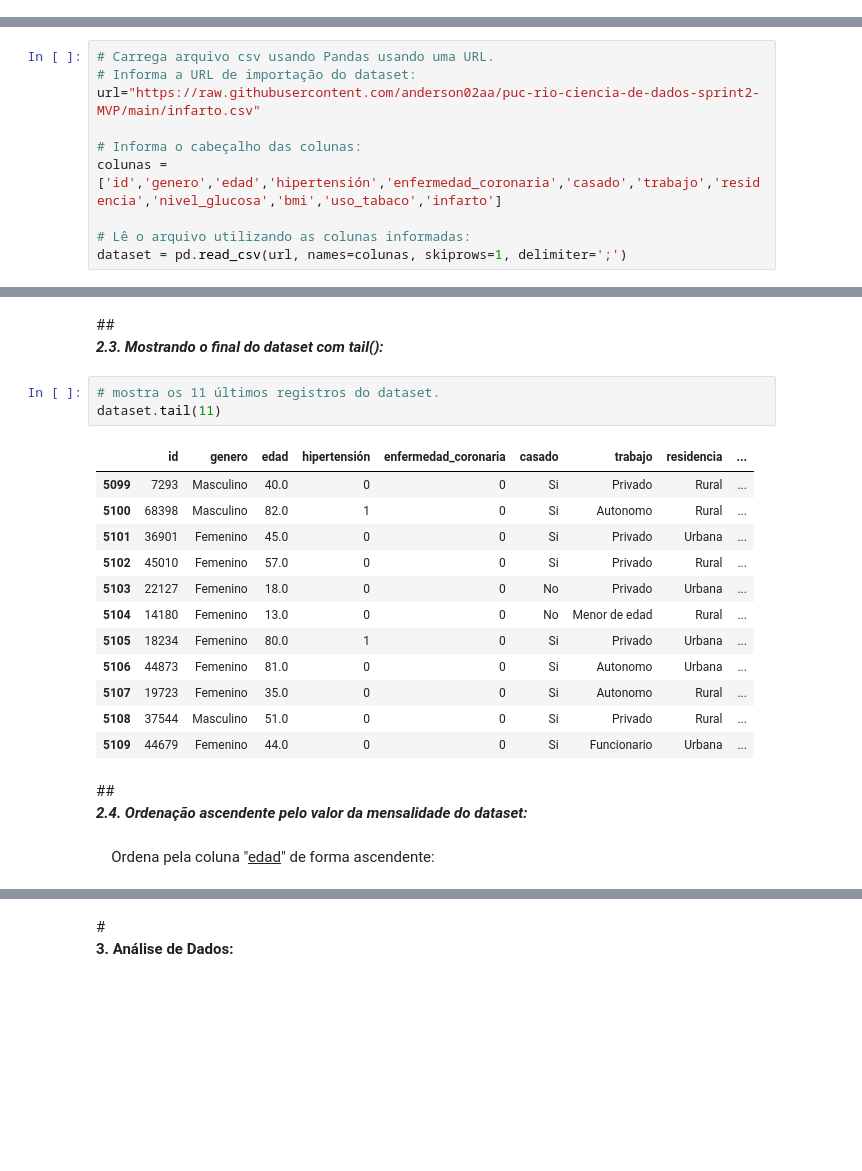
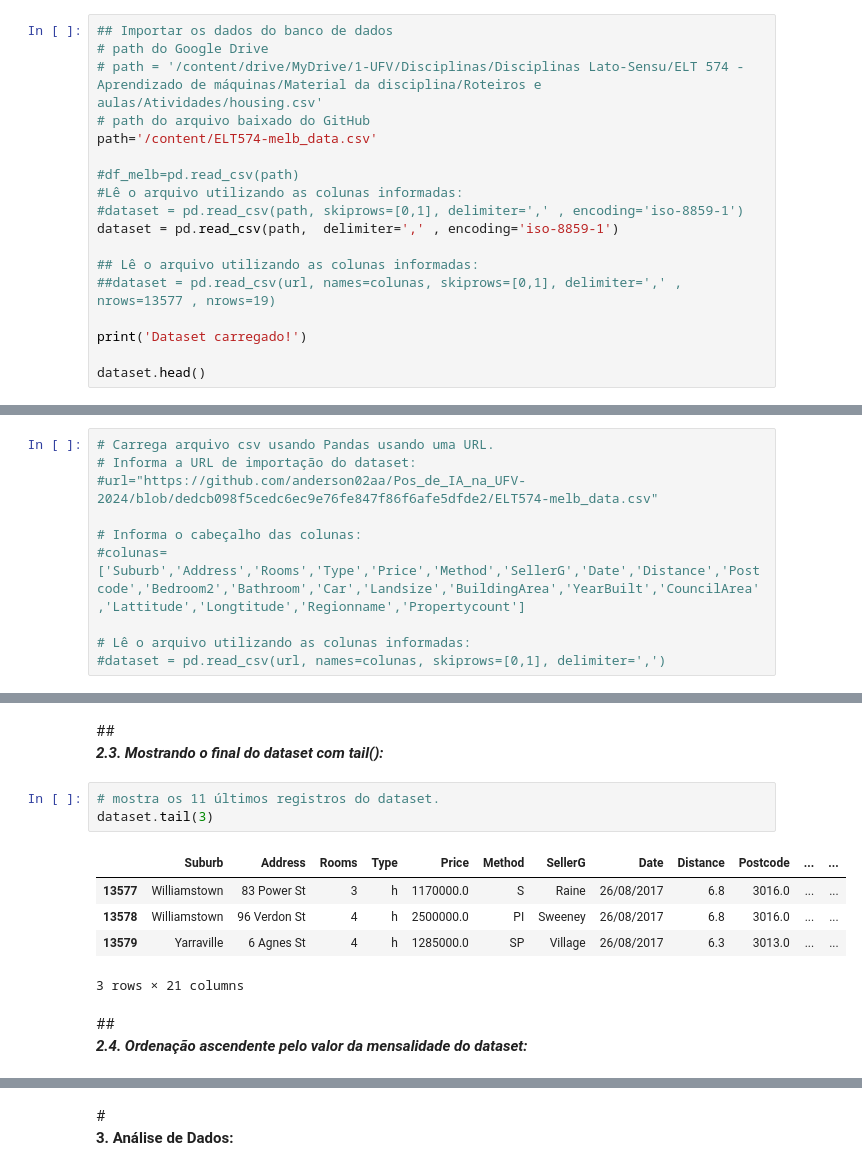
Before and after one commit to anderson02aa/Pos_de_IA_na_UFV-2024, a Jupyter notebook: ELT574_11850_3_Atividade_1.ipynb, the cells around one changed output, grey strips where cells are left out. Saved outputs shown, nothing was run; the diff lists cells and outputs as text; blank space fills up the shorter version.

```diff
--- a/ELT574_11850_3_Atividade_1.ipynb
+++ b/ELT574_11850_3_Atividade_1.ipynb
@@ -249,0 +188,18 @@ warnings.filterwarnings("ignore")
+# %%
+## Importar os dados do banco de dados
+# path do Google Drive
+# path = '/content/drive/MyDrive/1-UFV/Disciplinas/Disciplinas Lato-Sensu/ELT 574 - Aprendizado de máquinas/Material da disciplina/Roteiros e aulas/Atividades/housing.csv'
+# path do arquivo baixado do GitHub
+path='/content/ELT574-melb_data.csv'
+
+#df_melb=pd.read_csv(path)
+#Lê o arquivo utilizando as colunas informadas:
+#dataset = pd.read_csv(path, skiprows=[0,1], delimiter=',' , encoding='iso-8859-1')
+dataset = pd.read_csv(path,  delimiter=',' , encoding='iso-8859-1')
+
+## Lê o arquivo utilizando as colunas informadas:
+##dataset = pd.read_csv(url, names=colunas, skiprows=[0,1], delimiter=',' , nrows=13577 , nrows=19)
+
+print('Dataset carregado!')
+
+dataset.head()
@@ -250,13 +225,13 @@ warnings.filterwarnings("ignore")
 # %%
 # Carrega arquivo csv usando Pandas usando uma URL.
 # Informa a URL de importação do dataset:
-url="https://raw.githubusercontent.com/anderson02aa/puc-rio-ciencia-de-dados-sprint2-MVP/main/infarto.csv"
+#url="https://github.com/anderson02aa/Pos_de_IA_na_UFV-2024/blob/dedcb098f5cedc6ec9e76fe847f86f6afe5dfde2/ELT574-melb_data.csv"
 
 # Informa o cabeçalho das colunas:
-colunas =['id','genero','edad','hipertensión','enfermedad_coronaria','casado','trabajo','residencia','nivel_glucosa','bmi','uso_tabaco','infarto']
+#colunas=['Suburb','Address','Rooms','Type','Price','Method','SellerG','Date','Distance','Postcode','Bedroom2','Bathroom','Car','Landsize','BuildingArea','YearBuilt','CouncilArea','Lattitude','Longtitude','Regionname','Propertycount']
 
 # Lê o arquivo utilizando as colunas informadas:
-dataset = pd.read_csv(url, names=colunas, skiprows=1, delimiter=';')
+#dataset = pd.read_csv(url, names=colunas, skiprows=[0,1], delimiter=',')
 # %% [markdown]
 ##<b><i>2.2. Mostrando o início do <i>dataset</i> com <i>head()<i>:</i></b>
 # %%
@@ -279,22 +247,13 @@ dataset.head(11)
 ##<br><b><i>2.3. Mostrando o final do <i>dataset</i> com <i>tail()<i>:</i></b>
 # %%
 # mostra os 11 últimos registros do dataset.
-dataset.tail(11)
+dataset.tail(3)
 # %% [output]
-|  | id | genero | edad | hipertensión | enfermedad_coronaria | casado | trabajo | residencia | ... |
-| 5099 | 7293 | Masculino | 40.0 | 0 | 0 | Si | Privado | Rural | ... |
-| 5100 | 68398 | Masculino | 82.0 | 1 | 0 | Si | Autonomo | Rural | ... |
-| 5101 | 36901 | Femenino | 45.0 | 0 | 0 | Si | Privado | Urbana | ... |
-| 5102 | 45010 | Femenino | 57.0 | 0 | 0 | Si | Privado | Rural | ... |
-| 5103 | 22127 | Femenino | 18.0 | 0 | 0 | No | Privado | Urbana | ... |
-| 5104 | 14180 | Femenino | 13.0 | 0 | 0 | No | Menor de edad | Rural | ... |
-| 5105 | 18234 | Femenino | 80.0 | 1 | 0 | Si | Privado | Urbana | ... |
-| 5106 | 44873 | Femenino | 81.0 | 0 | 0 | Si | Autonomo | Urbana | ... |
-| 5107 | 19723 | Femenino | 35.0 | 0 | 0 | Si | Autonomo | Rural | ... |
-| 5108 | 37544 | Masculino | 51.0 | 0 | 0 | Si | Privado | Rural | ... |
-| 5109 | 44679 | Femenino | 44.0 | 0 | 0 | Si | Funcionario | Urbana | ... |
+|  | Suburb | Address | Rooms | Type | Price | Method | SellerG | Date | Distance | Postcode | ... | ... |
+| 13577 | Williamstown | 83 Power St | 3 | h | 1170000.0 | S | Raine | 26/08/2017 | 6.8 | 3016.0 | ... | ... |
+| 13578 | Williamstown | 96 Verdon St | 4 | h | 2500000.0 | PI | Sweeney | 26/08/2017 | 6.8 | 3016.0 | ... | ... |
+| 13579 | Yarraville | 6 Agnes St | 4 | h | 1285000.0 | SP | Village | 26/08/2017 | 6.3 | 3013.0 | ... | ... |
+3 rows × 21 columns
 # %% [markdown]
 ##<br><b><i>2.4. Ordenação ascendente pelo valor da mensalidade do <i>dataset</i>:</i></b>
-# %% [markdown]
-<p align="justify">&emsp;Ordena pela coluna "<u>edad</u>" de forma ascendente:</p>
 # %%
```
Also changed, not shown: parts of 101 cells of this notebook.
